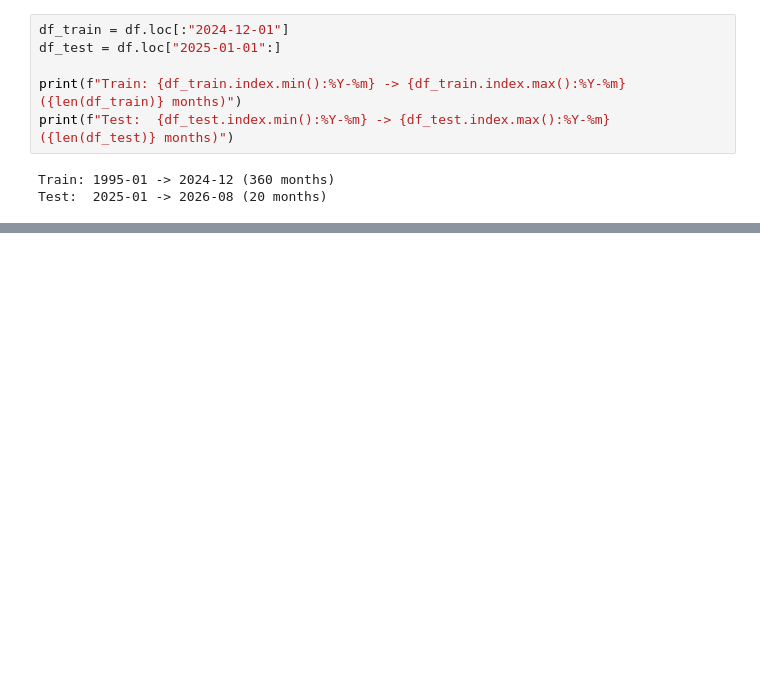
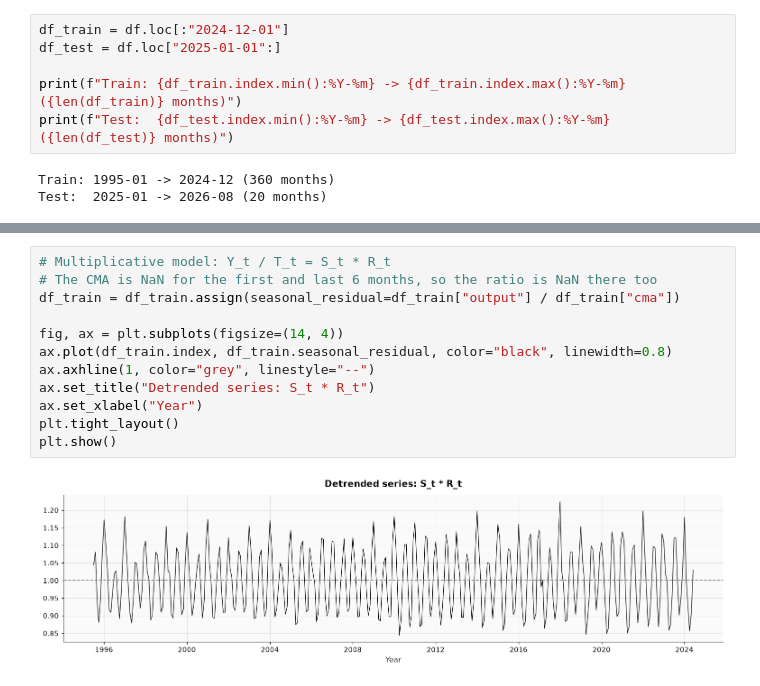
Before and after one commit to loop-enjoyer/TSA_Project, a Jupyter notebook: TSA-Project - Tanguy MANDRILLON.ipynb, the cells around one changed output, grey strips where cells are left out. Saved outputs shown, nothing was run; the diff lists cells and outputs as text; blank space fills up the shorter version.

```diff
--- a/TSA-Project - Tanguy MANDRILLON.ipynb
+++ b/TSA-Project - Tanguy MANDRILLON.ipynb
@@ -144,0 +341,14 @@ Test:  2025-01 -> 2026-08 (20 months)
+# %%
+# Multiplicative model: Y_t / T_t = S_t * R_t
+# The CMA is NaN for the first and last 6 months, so the ratio is NaN there too
+df_train = df_train.assign(seasonal_residual=df_train["output"] / df_train["cma"])
+
+fig, ax = plt.subplots(figsize=(14, 4))
+ax.plot(df_train.index, df_train.seasonal_residual, color="black", linewidth=0.8)
+ax.axhline(1, color="grey", linestyle="--")
+ax.set_title("Detrended series: S_t * R_t")
+ax.set_xlabel("Year")
+plt.tight_layout()
+plt.show()
+# %% [output]
+[figure, added]
```
Also changed, not shown: parts of 24 cells of this notebook.
